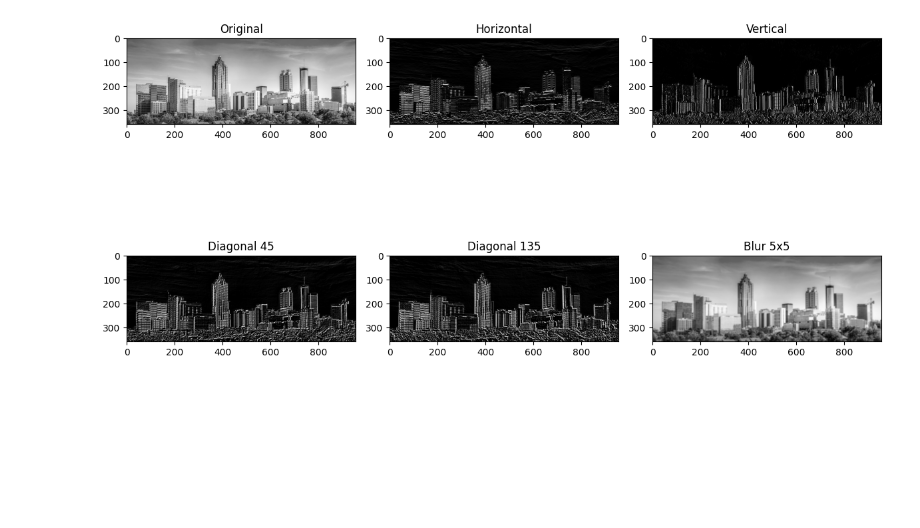
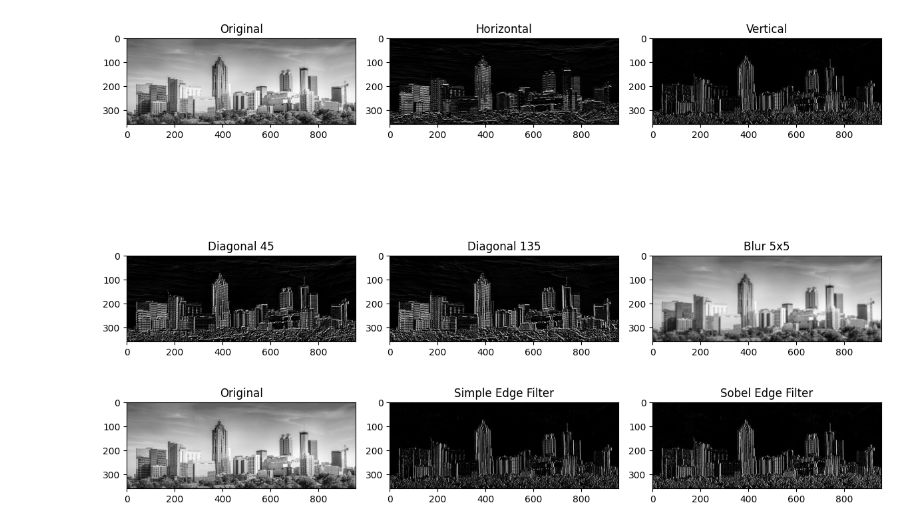
Before and after one commit to juliareinhart/CSCI611_Spring26_Julia_Reinhart, a Jupyter notebook: Assignment_2/image_filtering/image_filtering.ipynb, the cells around one changed output. Saved outputs shown, nothing was run; the diff lists cells and outputs as text; code cells hidden in the pictures; blank space fills up the shorter version.

Commit message:
added comparison with sobel edge filter and simple edge filter

```diff
--- a/Assignment_2/image_filtering/image_filtering.ipynb
+++ b/Assignment_2/image_filtering/image_filtering.ipynb
@@ -325,3 +325,39 @@ plt.tight_layout()
 plt.show()
 # %% [output]
 [figure]
+# %%
+# Compare simple edge detection vs Sobel
+
+# Simple vertical edge filter (you already used something like this)
+simple_vertical = np.array([[-1, 0, 1],
+                            [-1, 0, 1],
+                            [-1, 0, 1]])
+
+simple_edges = cv2.filter2D(gray, -1, simple_vertical)
+
+# Sobel filter (same direction)
+sobel_x = np.array([[-1, 0, 1],
+                    [-2, 0, 2],
+                    [-1, 0, 1]])
+
+sobel_edges = cv2.filter2D(gray, -1, sobel_x)
+
+# Plot comparison
+plt.figure(figsize=(12,5))
+
+plt.subplot(1,3,1)
+plt.imshow(gray, cmap='gray')
+plt.title('Original')
+
+plt.subplot(1,3,2)
+plt.imshow(simple_edges, cmap='gray')
+plt.title('Simple Edge Filter')
+
+plt.subplot(1,3,3)
+plt.imshow(sobel_edges, cmap='gray')
+plt.title('Sobel Edge Filter')
+
+plt.tight_layout()
+plt.show()
+# %% [output]
+[figure, added]
```
